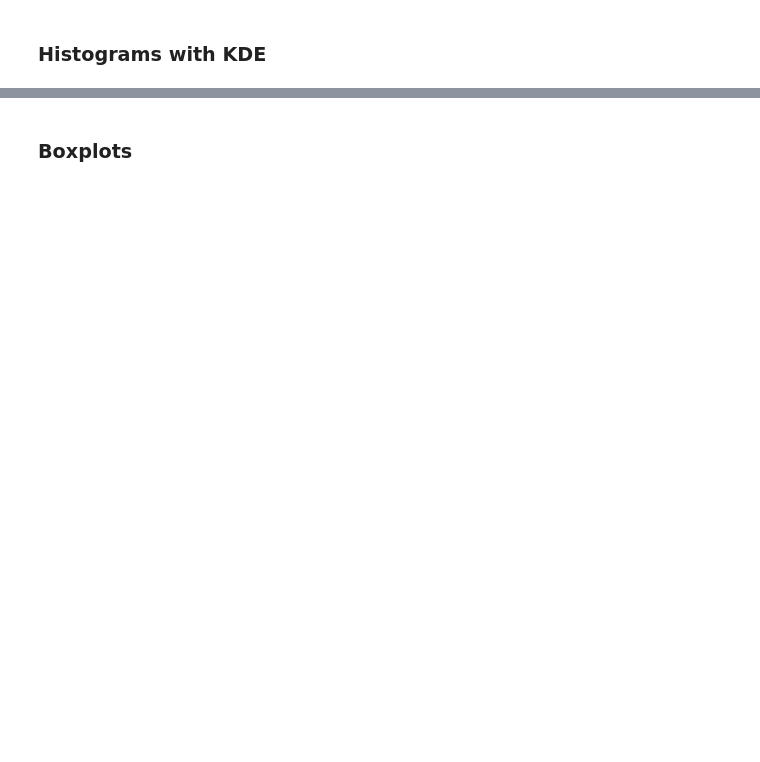
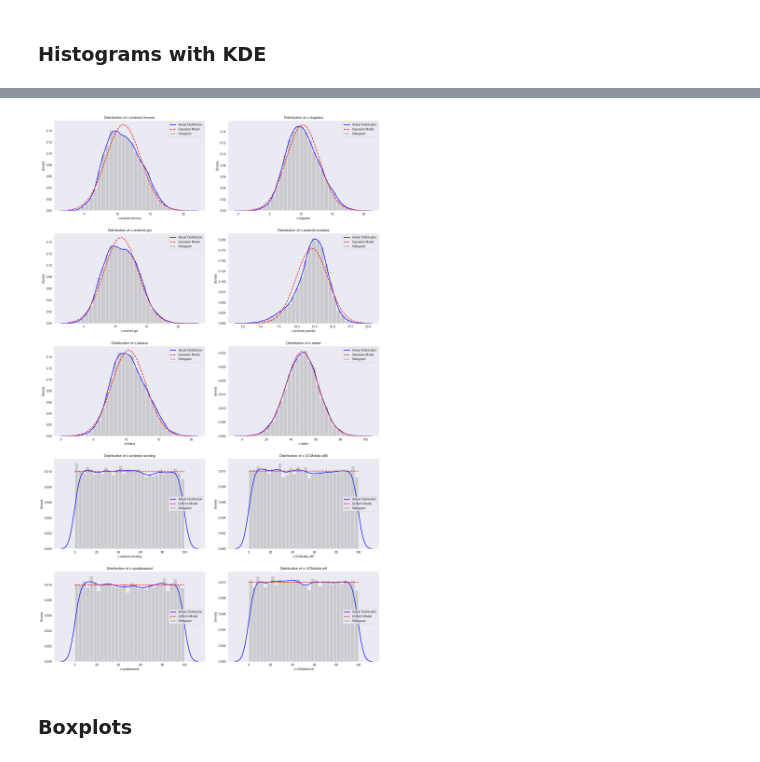
Before and after one commit to MBabiar/IAU-Project, a Jupyter notebook: src/main.ipynb, the cells around one changed output, grey strips where cells are left out. Drawn from its saved outputs; the diff is of its cells as text; code cells hidden in the pictures; blank space fills up the shorter version.

```diff
--- a/src/main.ipynb
+++ b/src/main.ipynb
@@ -657,2 +716,34 @@ plt.show()
+# %%
+_, axes = plt.subplots(5, 2, figsize=(16, 26))
+
+for i in range(len(all_data_connections)):
+    sns.histplot(
+    data=all_data_connections[i], bins=30, stat="density", alpha=0.3, color="gray", label="Histogram", ax=axes[i // 2, i % 2]
+                )
+    sns.kdeplot(data=all_data_connections[i], color="blue", label="Actual Distribution", linewidth=2, ax=axes[i // 2, i % 2])
+
+    if i <= 5: # We know that first 6 connections are not uniform
+        x = np.linspace(all_data_connections[i].min(), all_data_connections[i].max(), 100)
+        gaussian = stats.norm.pdf(x, all_means_connections[i], all_std_connections[i])
+        axes[i // 2, i % 2].plot(x, gaussian, color="red", linestyle="--", label="Gaussian Model", linewidth=2)
+
+
+    else:
+        a = all_data_connections[i].min()
+        b = all_data_connections[i].max()
+        x = np.linspace(a, b, all_data_connections[i].size)
+        uniform_dist = stats.uniform(loc=a, scale=b - a)
+        axes[i // 2, i % 2].plot(x, uniform_dist.pdf(x), color="red", linestyle="--", label="Uniform Model", linewidth=2)
+
+    axes[i // 2, i % 2].set_title(f"Distribution of {all_str_connections[i]}")
+    axes[i // 2, i % 2].legend()
+    axes[i // 2, i % 2].grid(True, alpha=0.3)
+
+
+# Adjust the layout
+plt.tight_layout(w_pad=3, h_pad=3)
+plt.show()
+# %% [output]
+[figure, added]
 # %% [markdown]
 ### Boxplots
```
Also changed, not shown: parts of 45 cells of this notebook.
